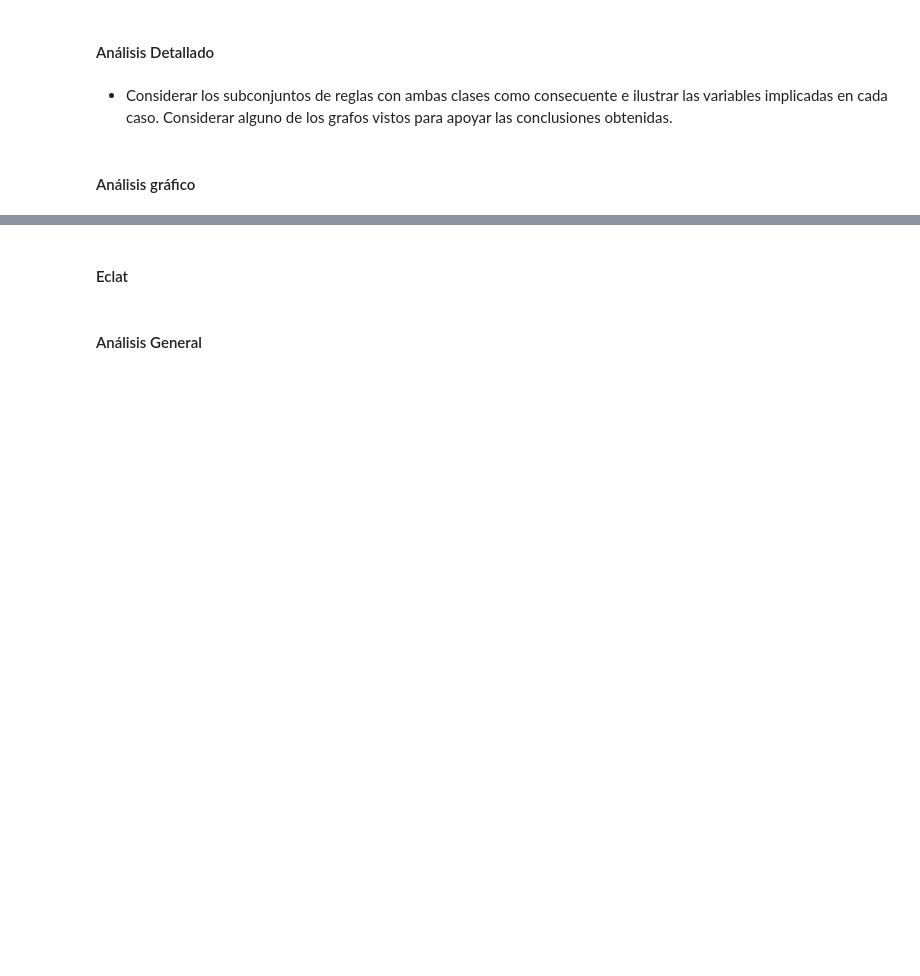
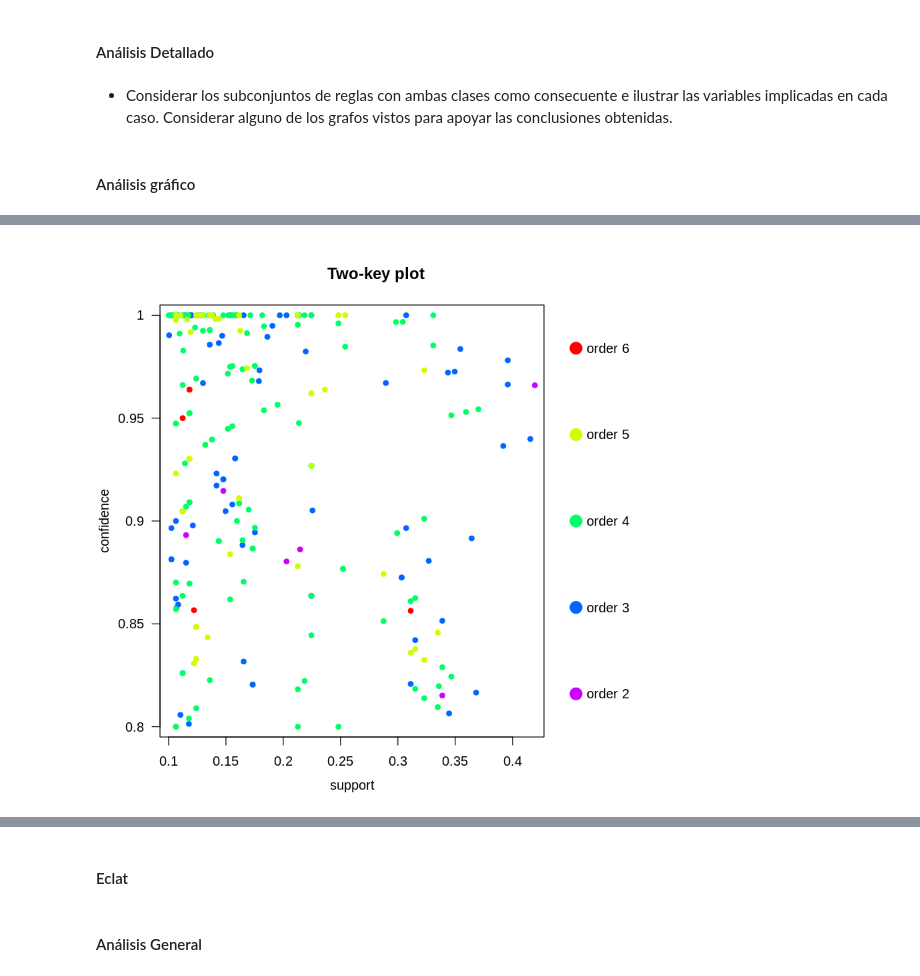
Before and after one commit to yerartdev/uc-m1966-datamining, a Jupyter notebook: d1/t1-m1966-variable-categorica.ipynb, the cells around one changed output, grey strips where cells are left out. Saved outputs shown, nothing was run; the diff lists cells and outputs as text; code cells hidden in the pictures; blank space fills up the shorter version.

```diff
--- a/d1/t1-m1966-variable-categorica.ipynb
+++ b/d1/t1-m1966-variable-categorica.ipynb
@@ -328,3 +422,5 @@ plot(rules.ap.class.poisonous, measure = c("support", "lift"), shading = "confid
 # %%
-plot(rules.ap.class.poisonous, method = "two-key plot")
+plot(rules.ap.filtered, method = "two-key plot", jitter = 0)
+# %% [output]
+[figure, added]
 # %%
```
Also changed, not shown: parts of 15 cells of this notebook.
